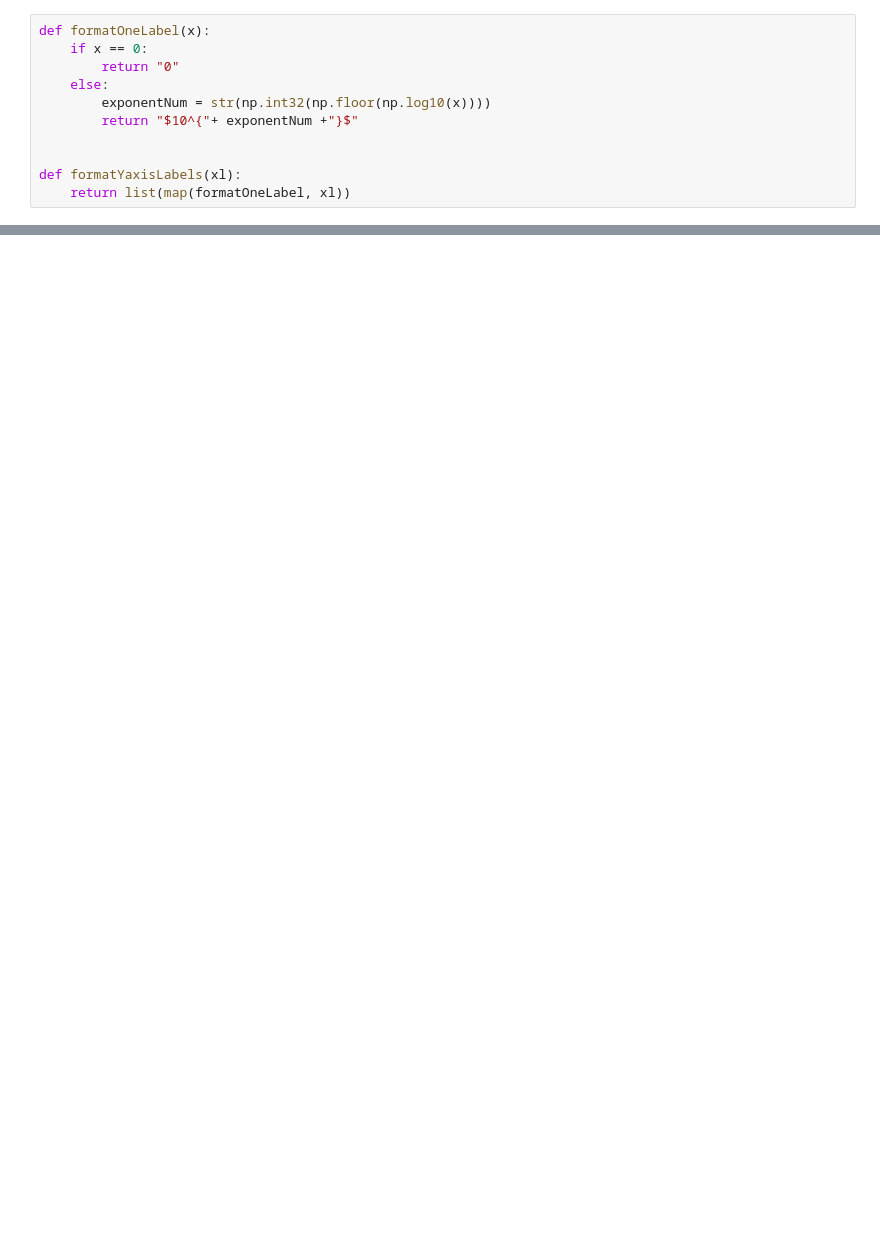
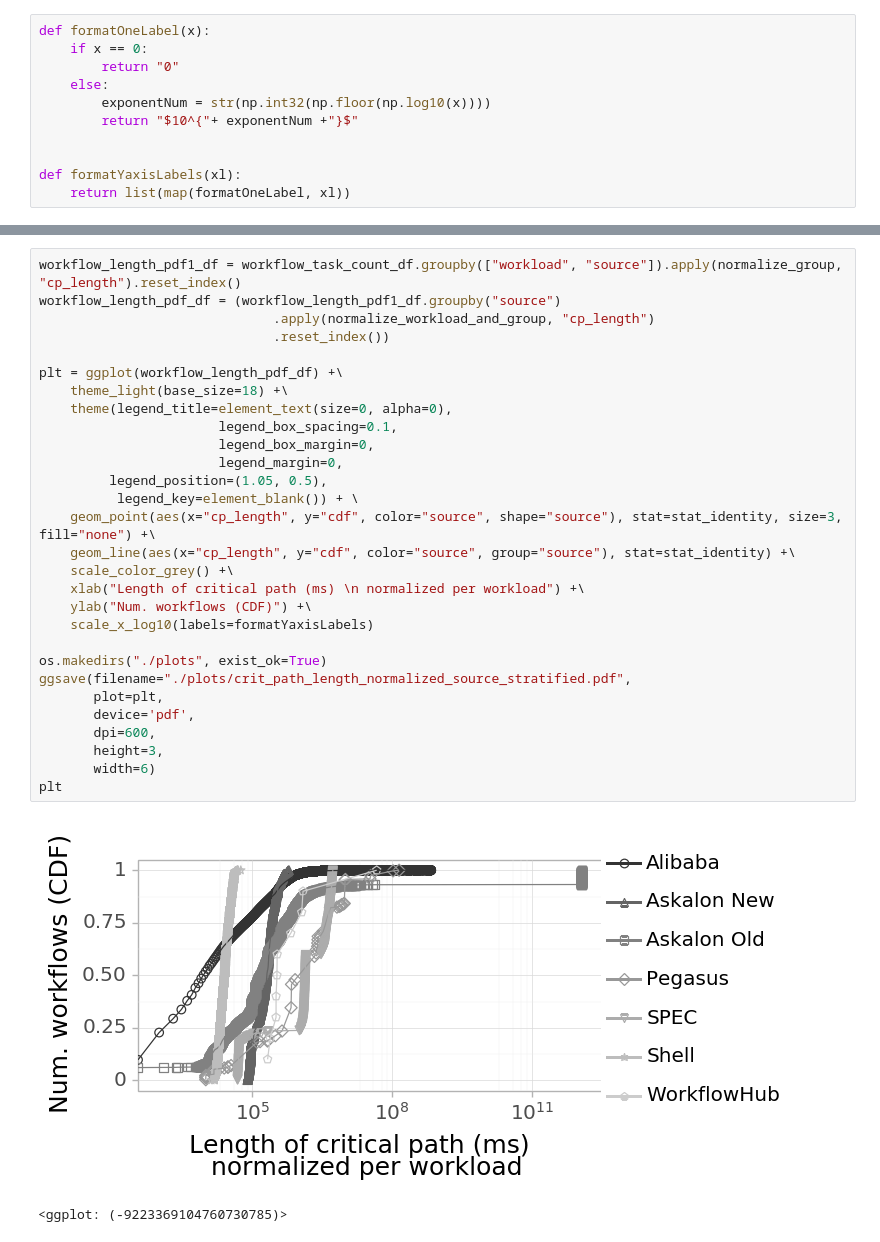
Before and after one commit to atlarge-research/wta-analysis, a Jupyter notebook: 5. Critical Path Count per Source.ipynb, the cells around one changed output, grey strips where cells are left out. Cells and saved outputs as stored; diff of their text form; blank space fills up the shorter version.

```diff
--- a/5. Critical Path Count per Source.ipynb
+++ b/5. Critical Path Count per Source.ipynb
@@ -126,0 +169,32 @@ plt
+# %%
+workflow_length_pdf1_df = workflow_task_count_df.groupby(["workload", "source"]).apply(normalize_group, "cp_length").reset_index()
+workflow_length_pdf_df = (workflow_length_pdf1_df.groupby("source")
+                              .apply(normalize_workload_and_group, "cp_length")
+                              .reset_index())
+
+plt = ggplot(workflow_length_pdf_df) +\
+    theme_light(base_size=18) +\
+    theme(legend_title=element_text(size=0, alpha=0),
+                       legend_box_spacing=0.1,
+                       legend_box_margin=0,
+                       legend_margin=0,
+         legend_position=(1.05, 0.5),
+          legend_key=element_blank()) + \
+    geom_point(aes(x="cp_length", y="cdf", color="source", shape="source"), stat=stat_identity, size=3, fill="none") +\
+    geom_line(aes(x="cp_length", y="cdf", color="source", group="source"), stat=stat_identity) +\
+    scale_color_grey() +\
+    xlab("Length of critical path (ms) \n normalized per workload") +\
+    ylab("Num. workflows (CDF)") +\
+    scale_x_log10(labels=formatYaxisLabels)
+
+os.makedirs("./plots", exist_ok=True)
+ggsave(filename="./plots/crit_path_length_normalized_source_stratified.pdf",
+       plot=plt,
+       device='pdf',
+       dpi=600,
+       height=3,
+       width=6)
+plt
+# %% [output]
+[figure, added]
+<ggplot: (-9223369104760730785)>
```
Also changed, not shown: parts of 7 cells of this notebook, 6 other files.
